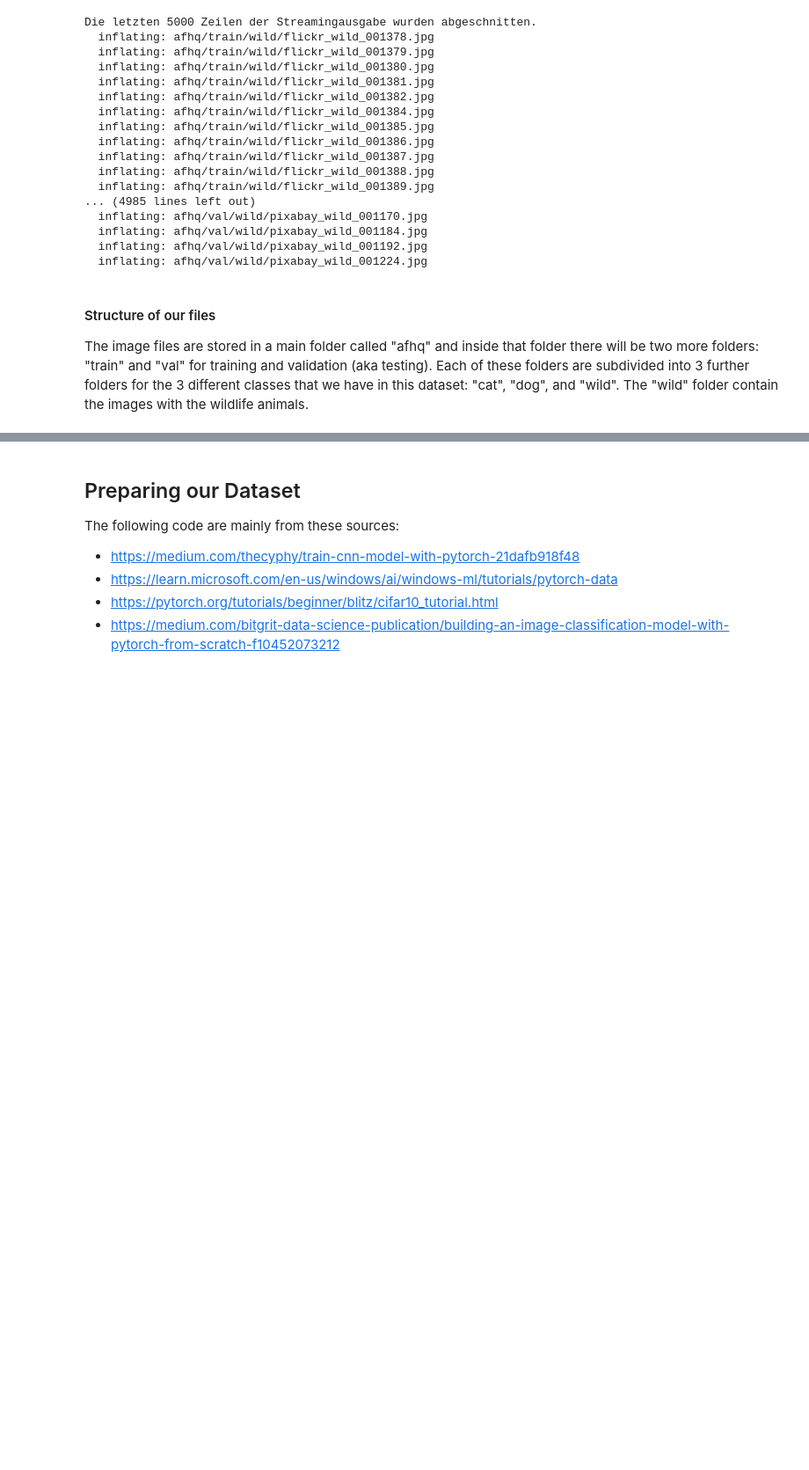
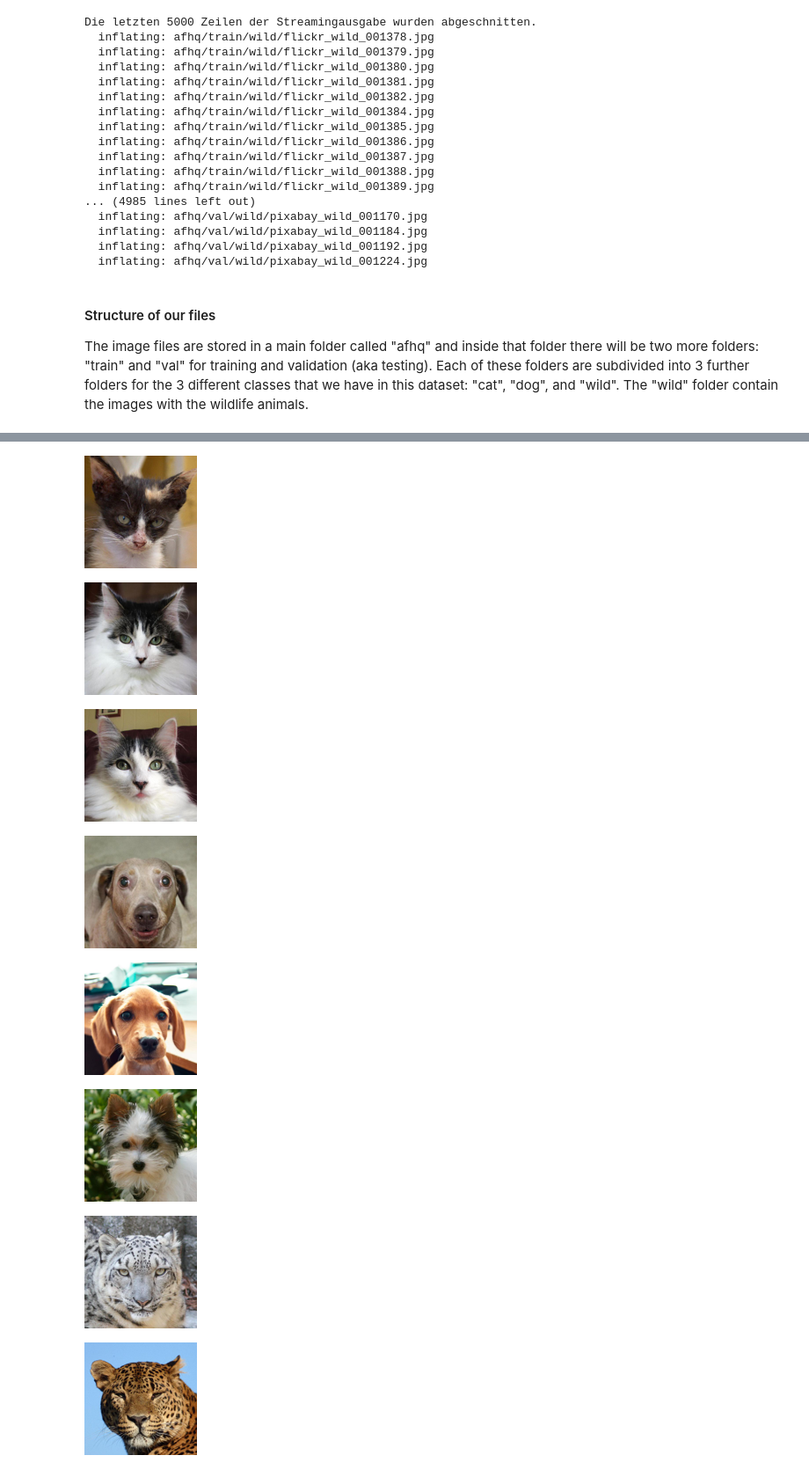
Before and after one commit to malikkotb/Seminar_SS23, a Jupyter notebook: Image_Classification_CNN.ipynb, the cells around one changed output, grey strips where cells are left out. Shown at 88% size. Saved outputs shown, nothing was run; the diff lists cells and outputs as text; code cells hidden in the pictures; blank space fills up the shorter version.

Commit message:
Preprocessing and Exploration of Data

```diff
--- a/Image_Classification_CNN.ipynb
+++ b/Image_Classification_CNN.ipynb
@@ -85,7 +98,0 @@ with Image.open('/content/afhq/train/wild/flickr_wild_001012.jpg') as im:
-# %% [markdown]
-## Preparing our Dataset
-The following code are mainly from these sources:
-*   https://medium.com/thecyphy/train-cnn-model-with-pytorch-21dafb918f48
-* https://learn.microsoft.com/en-us/windows/ai/windows-ml/tutorials/pytorch-data
-* https://pytorch.org/tutorials/beginner/blitz/cifar10_tutorial.html
-* https://medium.com/bitgrit-data-science-publication/building-an-image-classification-model-with-pytorch-from-scratch-f10452073212
@@ -91,0 +101,37 @@ The following code are mainly from these sources:
+# %%
+from PIL import Image
+from IPython.display import display
+
+# Define the prefix, class names, and the range of numbers for the images
+prefixes = ["flickr", "pixabay"]
+class_names = ["cat", "dog", "wild"]
+num_images_per_class = 3
+image_size = (128, 128)  # size for displayed images
+
+random.seed(42)
+random_number = random.randint(1, 500)
+
+# Iterate over the class names
+for class_name in class_names:
+    # Iterate over the prefixes
+    # for prefix in prefixes:
+        # Iterate over the range of numbers for the images
+        # the images start with the number/index: 2 -> so the first image in train/cat is: 000002
+        for number in range(random_number, num_images_per_class + random_number):
+            image_path = f"/content/afhq/train/{class_name}/{prefixes[0]}_{class_name}_{number:06d}.jpg"
+            try:
+                with Image.open(image_path) as im:
+                    resized_image = im.resize(image_size)  # Resize the image
+                    display(resized_image)
+            except FileNotFoundError:
+                print(f"File not found: {image_path}")
+                continue
+# %% [output]
+[figure, added]
+[figure, added]
+[figure, added]
+[figure, added]
+[figure, added]
+[figure, added]
+[figure, added]
+[figure, added]
```
Also changed, not shown: parts of 37 cells of this notebook.
